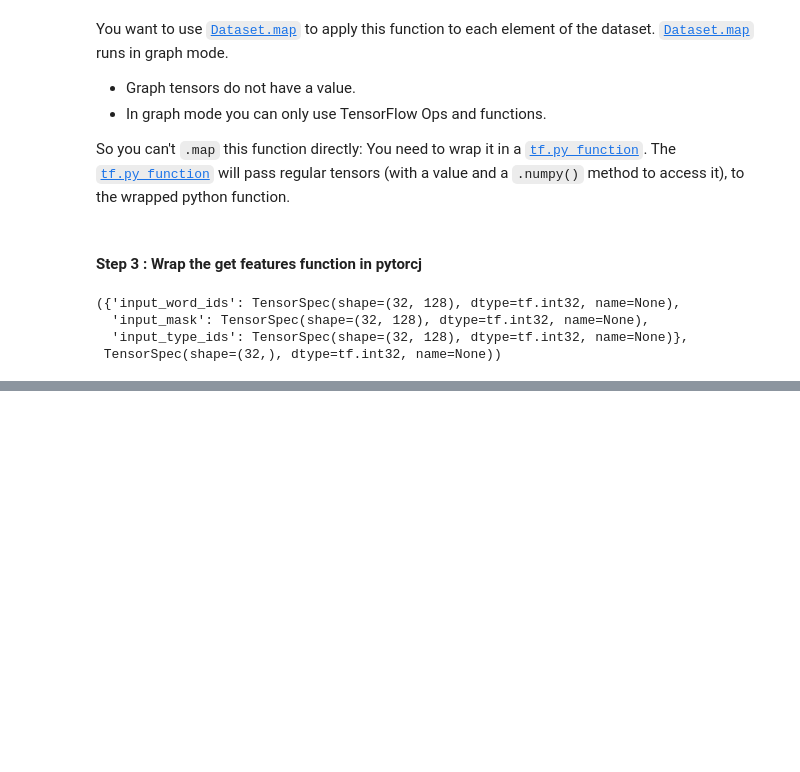
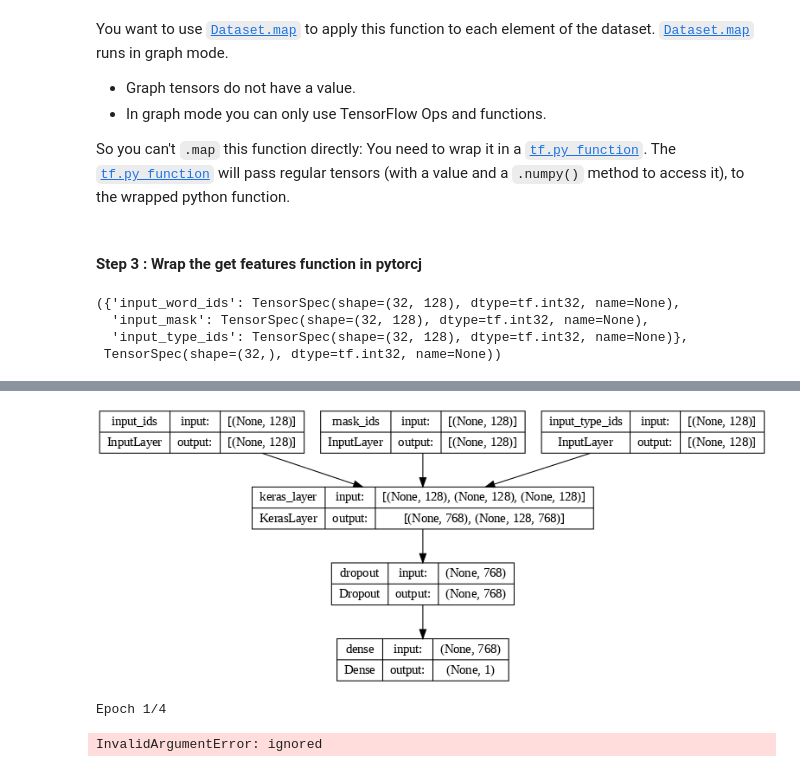
Before and after one commit to vishalraut88/BERT_Models, a Jupyter notebook: BERT_disaster_Tweet_or_not.ipynb, the cells around one changed output, grey strips where cells are left out. Drawn from its saved outputs; the diff is of its cells as text; code cells hidden in the pictures; blank space fills up the shorter version.

```diff
--- a/BERT_disaster_Tweet_or_not.ipynb
+++ b/BERT_disaster_Tweet_or_not.ipynb
@@ -163,0 +176,20 @@ tf_train_data.element_spec
+# %%
+def build_NN_model():
+  input_ids= tf.keras.layers.Input(shape=(max_seq_length,),dtype=tf.int32,name="input_ids")
+  mask_ids= tf.keras.layers.Input(shape=(max_seq_length,),dtype=tf.int32,name="mask_ids")
+  input_type_ids=tf.keras.layers.Input(shape=(max_seq_length,),dtype=tf.int32,name="input_type_ids")
+
+  pooled_output,sequence_output=bert_layer([input_ids,mask_ids,input_type_ids])
+  drop = tf.keras.layers.Dropout(0.4)(pooled_output)
+  output = tf.keras.layers.Dense(1,activation="sigmoid")(drop)
+  model = tf.keras.Model(
+      inputs={
+          "input_word_ids":input_ids,
+          "input_mask":mask_ids,
+          "input_type_ids":input_type_ids
+      },
+      outputs=output
+  )
+  return model
+# %%
+model = build_NN_model()
@@ -163,0 +200,16 @@ tf_train_data.element_spec
+# %%
+model.compile(loss="binary_crossentropy",
+              optimizer=tf.keras.optimizers.Adam(learning_rate=2e-5),
+              metrics=[tf.keras.metrics.BinaryAccuracy()])
+# %%
+tf.keras.utils.plot_model(model=model,show_shapes=True,dpi=76)
+# %% [output]
+[figure, added]
+# %%
+# Train model
+epochs=4
+history=model.fit(tf_train_data,validation_data=tf_test_data,
+                  epochs=epochs,verbose=1)
+# %% [output]
+Epoch 1/4
+InvalidArgumentError: ignored
```
Also changed, not shown: parts of 6 cells of this notebook.
